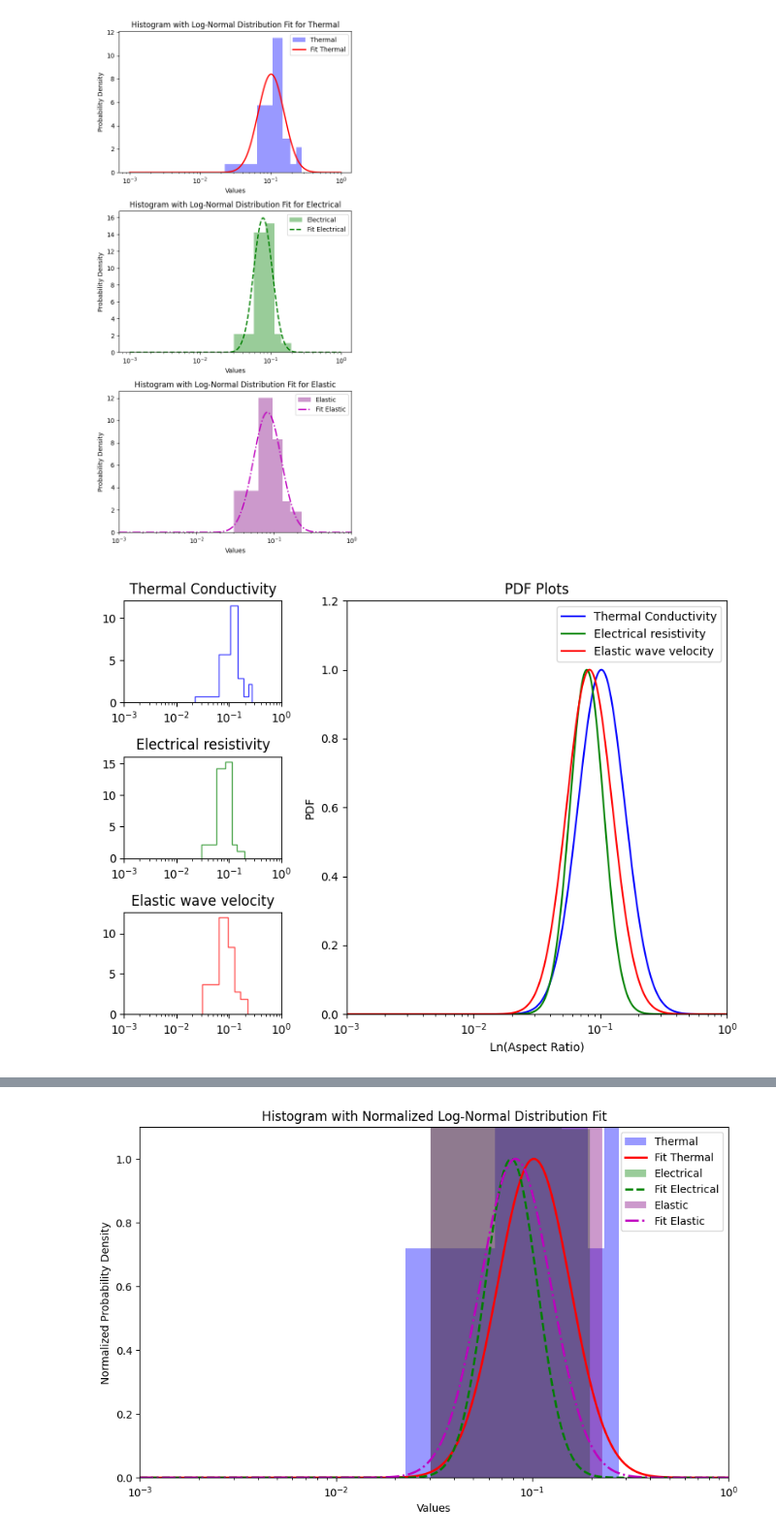
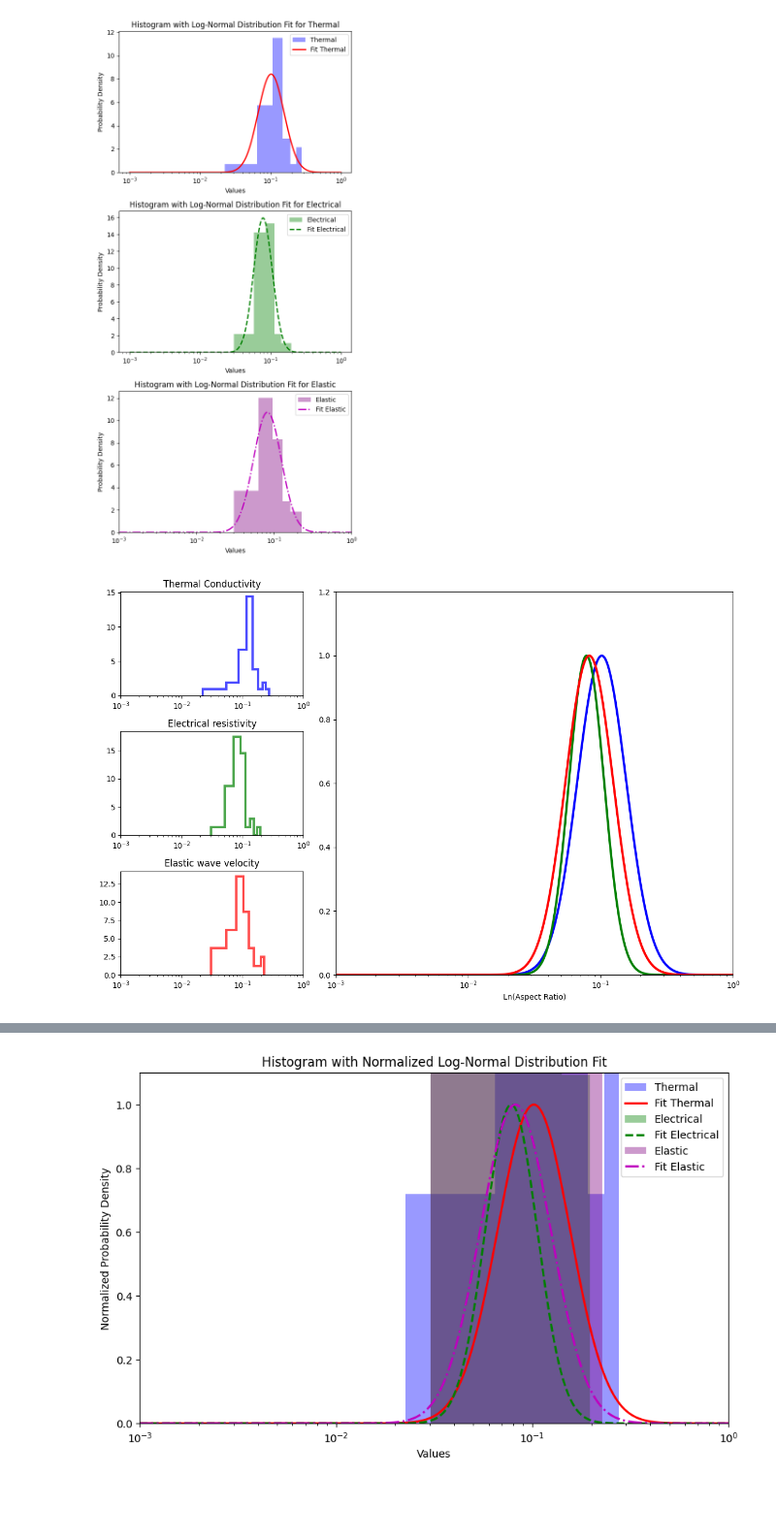
Before and after one commit to MariiaKalinina/Elasticity, a Jupyter notebook: PDF_paper_3.ipynb, the cells around one changed output, grey strips where cells are left out. Shown at 97% size. Saved outputs shown, nothing was run; the diff lists cells and outputs as text; code cells hidden in the pictures; blank space fills up the shorter version.

```diff
--- a/PDF_paper_3.ipynb
+++ b/PDF_paper_3.ipynb
@@ -336,53 +342,55 @@ sigma3, loc3, scale3 = lognorm.fit(data3, floc=0)
 x = np.logspace(-3, 0, 500)
 
 # Create a figure with GridSpec
-fig = plt.figure(figsize=(8, 6))
+fig = plt.figure(figsize=(12, 8))
 gs = GridSpec(3, 3, figure=fig)
 
-bins_amount = 6
+bins_amount = 8
 
 # Create histograms in the first column
 ax0 = fig.add_subplot(gs[0, 0])
-ax0.hist(data1, bins=bins_amount, color='blue', alpha=0.7, density=True, histtype='step')
+ax0.hist(data1, bins=bins_amount, color='blue', alpha=0.7, density=True, histtype='step', lw=3)
 ax0.set_title("Thermal Conductivity")
 ax0.set_xscale('log')
 plt.xlim(10**-3, 10**0)
 
 ax1 = fig.add_subplot(gs[1, 0])
-ax1.hist(data2, bins=bins_amount, color='green', alpha=0.7, density=True, histtype='step')
+ax1.hist(data2, bins=bins_amount, color='green', alpha=0.7, density=True, histtype='step', lw=3)
 ax1.set_title("Electrical resistivity")
 ax1.set_xscale('log')
+# ax1.set_ylabel("PDF")
 plt.xlim(10**-3, 10**0)
 
 ax2 = fig.add_subplot(gs[2, 0])
-ax2.hist(data3, bins=bins_amount, color='red', alpha=0.7, density=True, histtype='step')
+ax2.hist(data3, bins=bins_amount, color='red', alpha=0.7, density=True, histtype='step', lw=3)
 ax2.set_title("Elastic wave velocity")
+# ax2.set_ylabel('Frequency')
 ax2.set_xscale('log')
 plt.xlim(10**-3, 10**0)
 
 # Normalize PDFs to have a maximum of 1
 p1 = lognorm.pdf(x, sigma1, loc1, scale1)
 p2 = lognorm.pdf(x, sigma2, loc2, scale2)
 p3 = lognorm.pdf(x, sigma3, loc3, scale3)
 
 p1 /= p1.max()
 p2 /= p2.max()
 p3 /= p3.max()
 
 # Create one large plot for PDFs in the right part
 ax3 = fig.add_subplot(gs[:, 1:])
-ax3.plot(x, p1, 'b-', label='Thermal Conductivity')
-ax3.plot(x, p2, 'g-', label='Electrical resistivity')
-ax3.plot(x, p3, 'r-', label='Elastic wave velocity')
-ax3.set_title("PDF Plots")
-ax3.set_ylabel("PDF")
+ax3.plot(x, p1, 'b-', label='Thermal Conductivity', lw=3)
+ax3.plot(x, p2, 'g-', label='Electrical resistivity', lw=3)
+ax3.plot(x, p3, 'r-', label='Elastic wave velocity', lw=3)
+# ax3.set_title("PDF Plots")
+# ax3.set_ylabel("PDF")
 ax3.set_xlabel("Ln(Aspect Ratio)")
 ax3.set_xscale('log')
-ax3.legend()
+# ax3.legend()
 plt.xlim(10**-3, 10**0)
 plt.ylim(0, 1.2)
 
 plt.tight_layout()
 plt.show()
 # %% [output]
-[figure, old version]
+[figure, new version]
```
Also changed, not shown: parts of 4 cells of this notebook.
